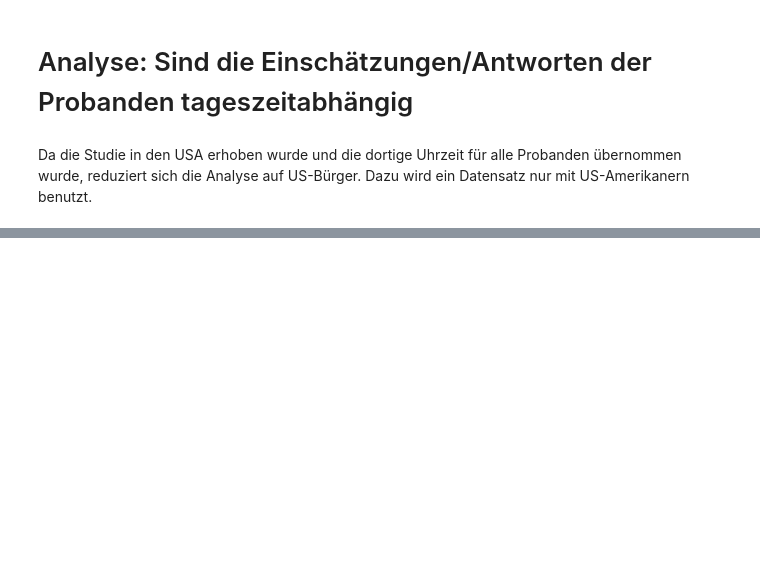
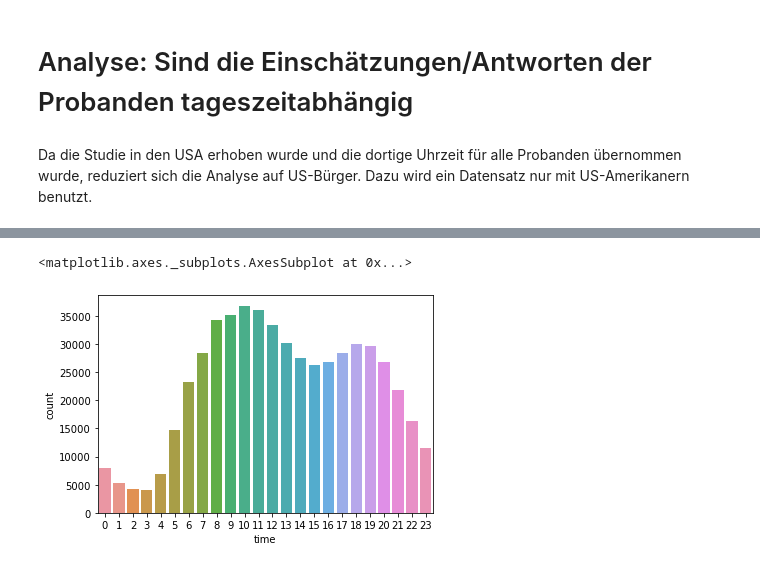
Before and after one commit to marvin2311/BigFive_Personality_Analysis, a Jupyter notebook: Part_Marco.ipynb, the cells around one changed output, grey strips where cells are left out. Cells and saved outputs as stored; diff of their text form; code cells hidden in the pictures; blank space fills up the shorter version.

Commit message:
beginning of daytime analysis

```diff
--- a/Part_Marco.ipynb
+++ b/Part_Marco.ipynb
@@ -147,5 +251,5 @@ Dataset_USA
 # %%
 #creating a column for the time of the day, the survey was uploaded
 
-Dataset_USA['daytime_hours'] = Dataset_USA.dateload.str[10:12]
+Dataset_USA['time'] = Dataset_USA.dateload.str[11:13].astype(int)
 Dataset_USA
@@ -152,3 +275,6 @@ Dataset_USA
 # %%
 #visualizing the quantity of every hour
-sns.barplot(data=Dataset_USA, x=Dataset_USA['daytime_hours'], y='count')
+sns.countplot(data=Dataset_USA, x=Dataset_USA['time'])
+# %% [output]
+<matplotlib.axes._subplots.AxesSubplot at 0x...>
+[figure, added]
```
Also changed, not shown: parts of 22 cells of this notebook.
